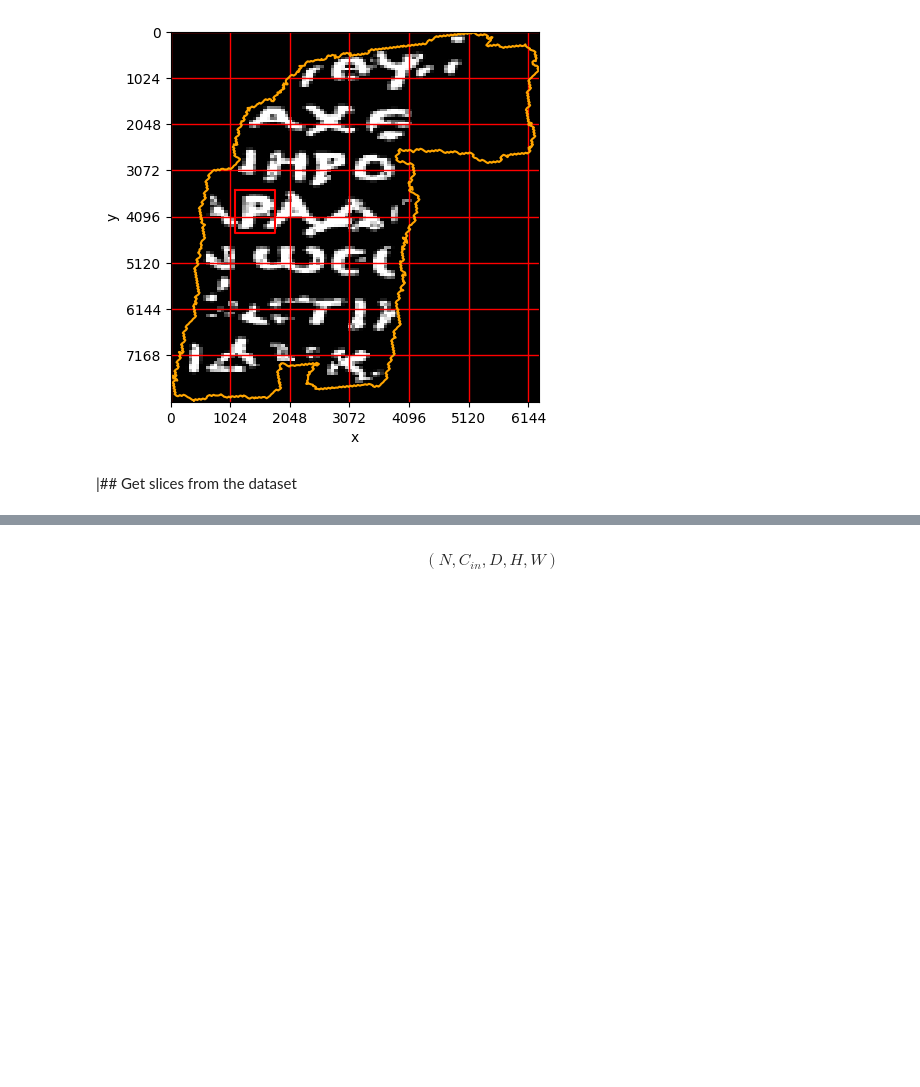
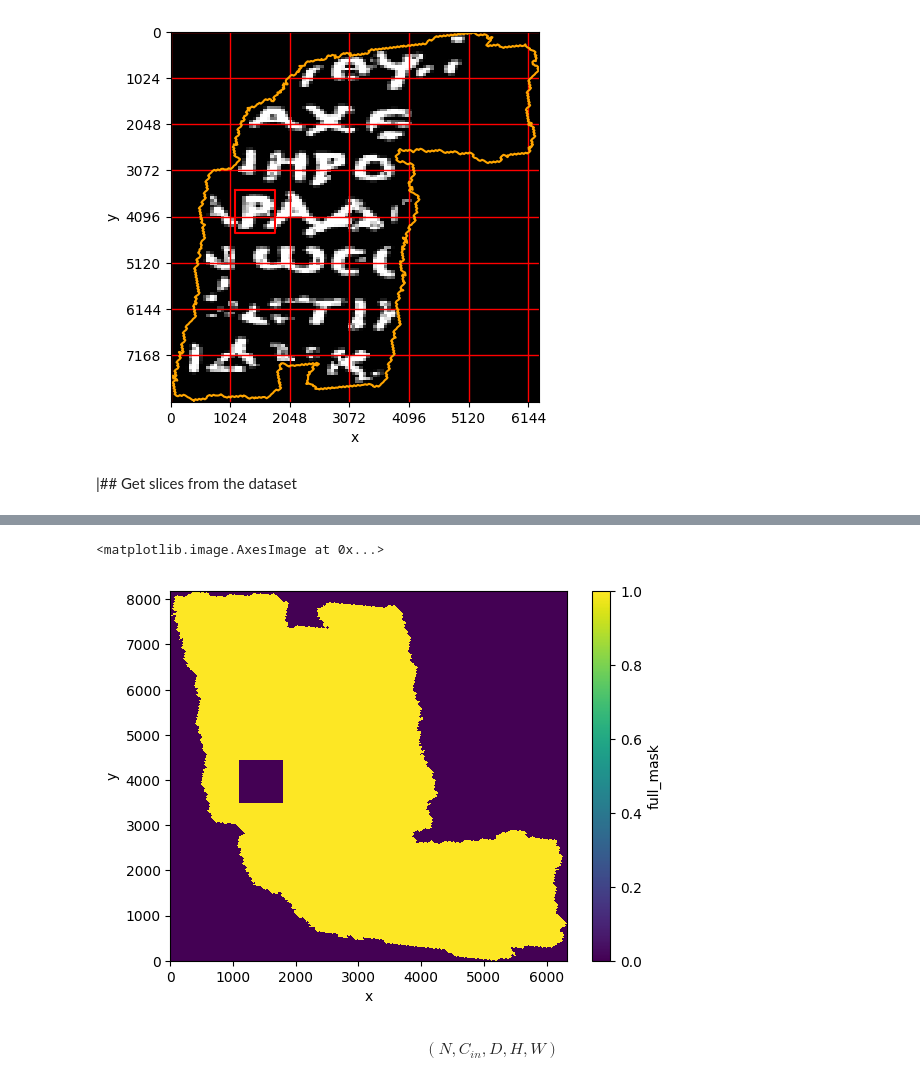
Before and after one commit to johnlavelle/vesuvius-ink-detection, a Jupyter notebook: notebooks/analysis.ipynb, the cells around one changed output, grey strips where cells are left out. Cells and saved outputs as stored; diff of their text form; code cells hidden in the pictures; blank space fills up the shorter version.

```diff
--- a/analysis.ipynb
+++ b/notebooks/analysis.ipynb
@@ -158,3 +146,8 @@ Ratio of ink to no-ink pixels: 0.4921
+# %%
+ds_demo['full_mask'].plot.imshow()
+# %% [output]
+<matplotlib.image.AxesImage at 0x...>
+[figure, added]
 # %% [markdown]
 $$ (N, C_{in}, D, H, W) $$
 # %%
```
Also changed, not shown: parts of 10 cells of this notebook, 17 other files.
